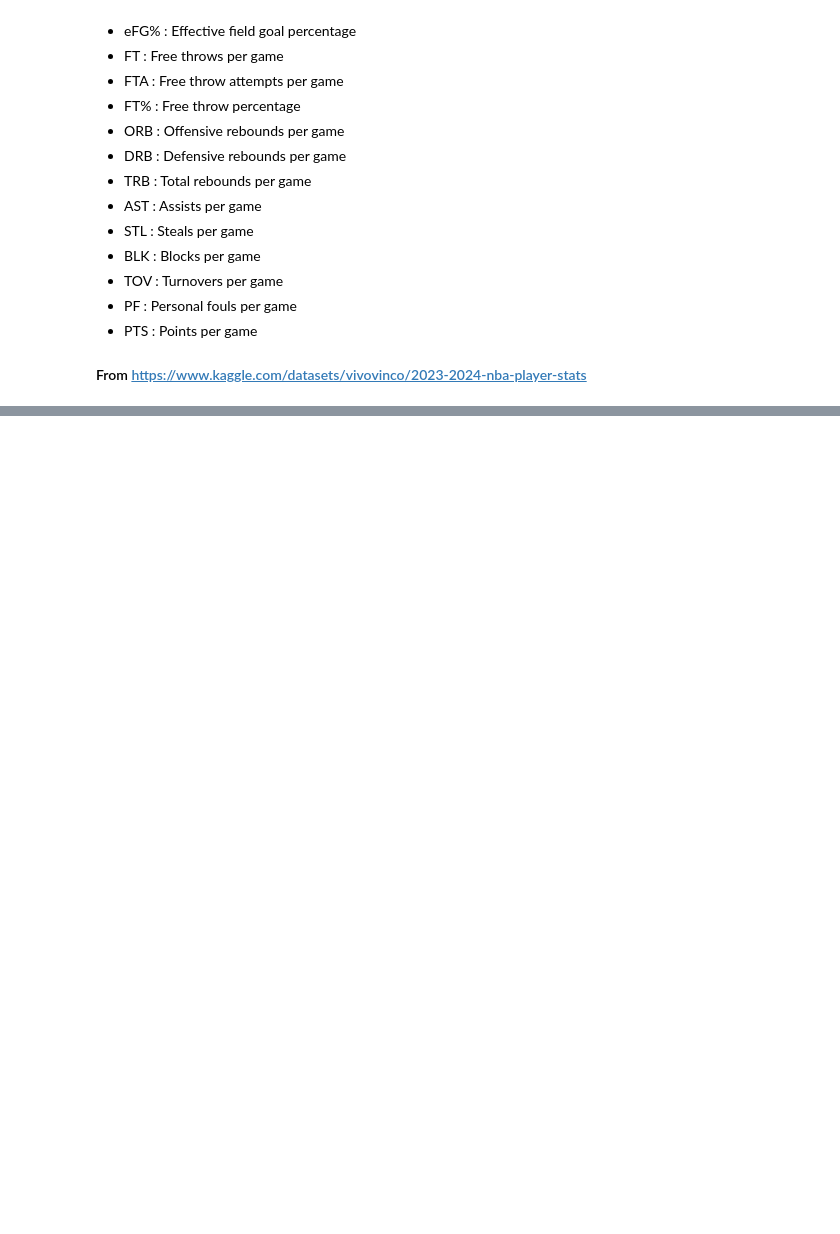
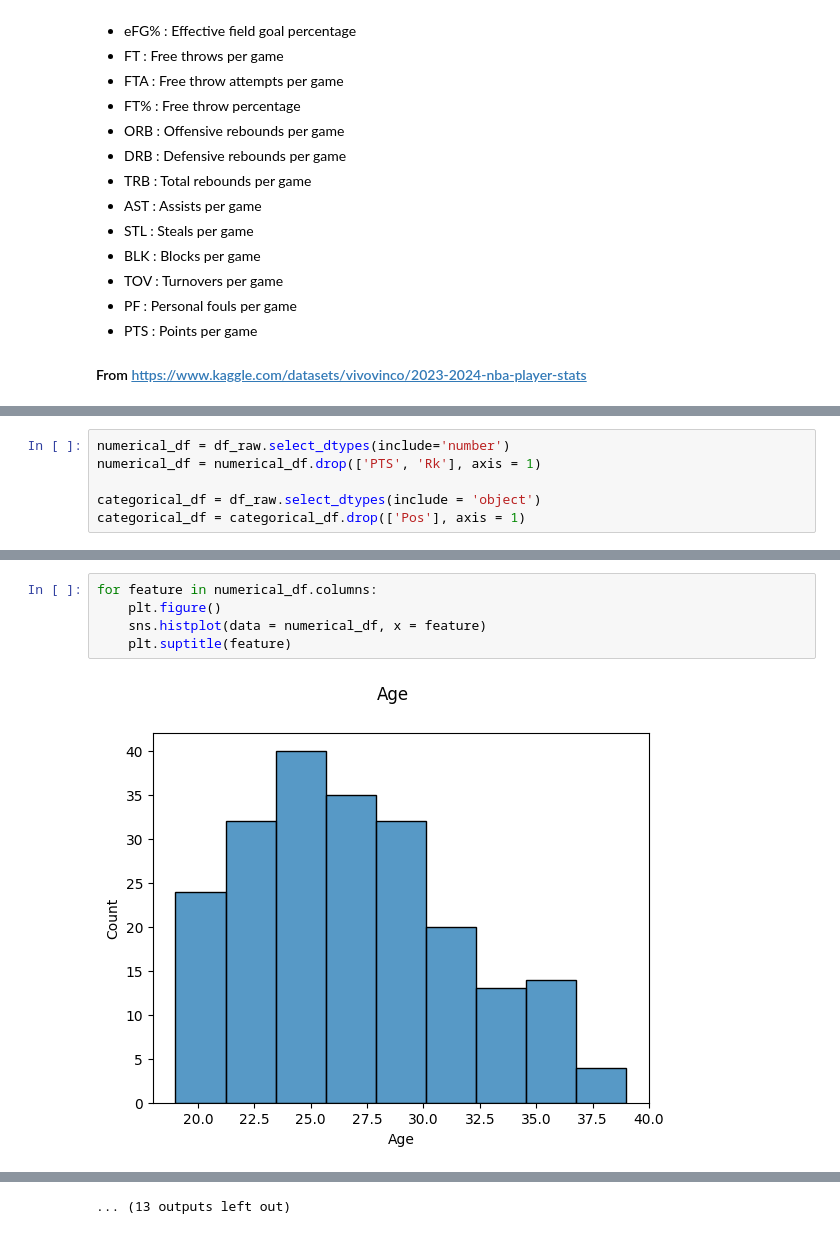
Before and after one commit to kjeeth04/NBA-pred, a Jupyter notebook: EDA.ipynb, the cells around one changed output, grey strips where cells are left out. Saved outputs shown, nothing was run; the diff lists cells and outputs as text; blank space fills up the shorter version.

```diff
--- a/EDA.ipynb
+++ b/EDA.ipynb
@@ -57,0 +85,6 @@ df_raw
+# %%
+numerical_df = df_raw.select_dtypes(include='number')
+numerical_df = numerical_df.drop(['PTS', 'Rk'], axis = 1)
+
+categorical_df = df_raw.select_dtypes(include = 'object')
+categorical_df = categorical_df.drop(['Pos'], axis = 1)
@@ -57,0 +146,7 @@ df_raw
+# %%
+for feature in numerical_df.columns:
+    plt.figure()
+    sns.histplot(data = numerical_df, x = feature)
+    plt.suptitle(feature)
+# %% [output]
+[figure, added]
@@ -57,0 +164 @@ df_raw
+... (13 outputs left out)
```
Also changed, not shown: parts of 15 cells of this notebook, 2 other files.
